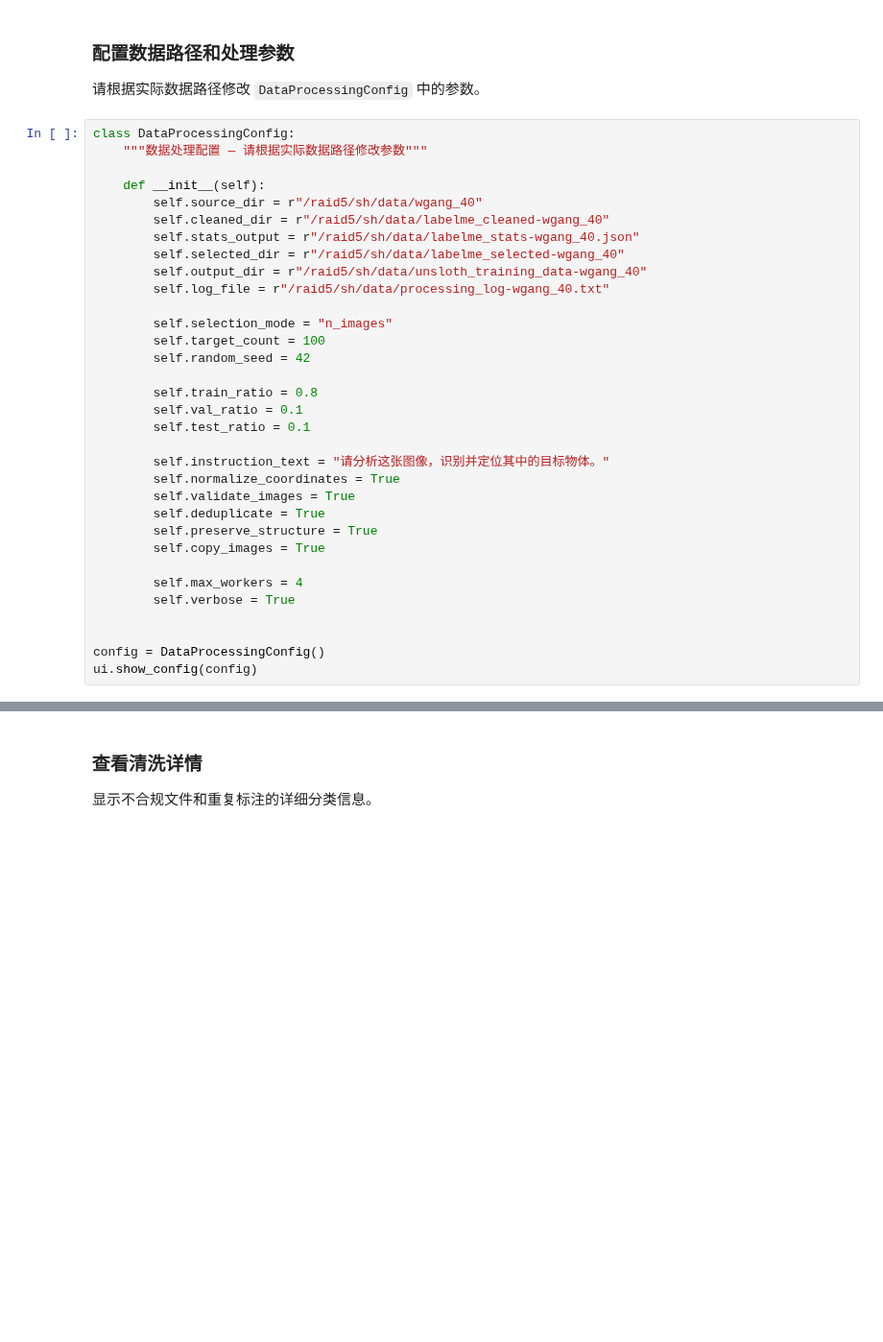
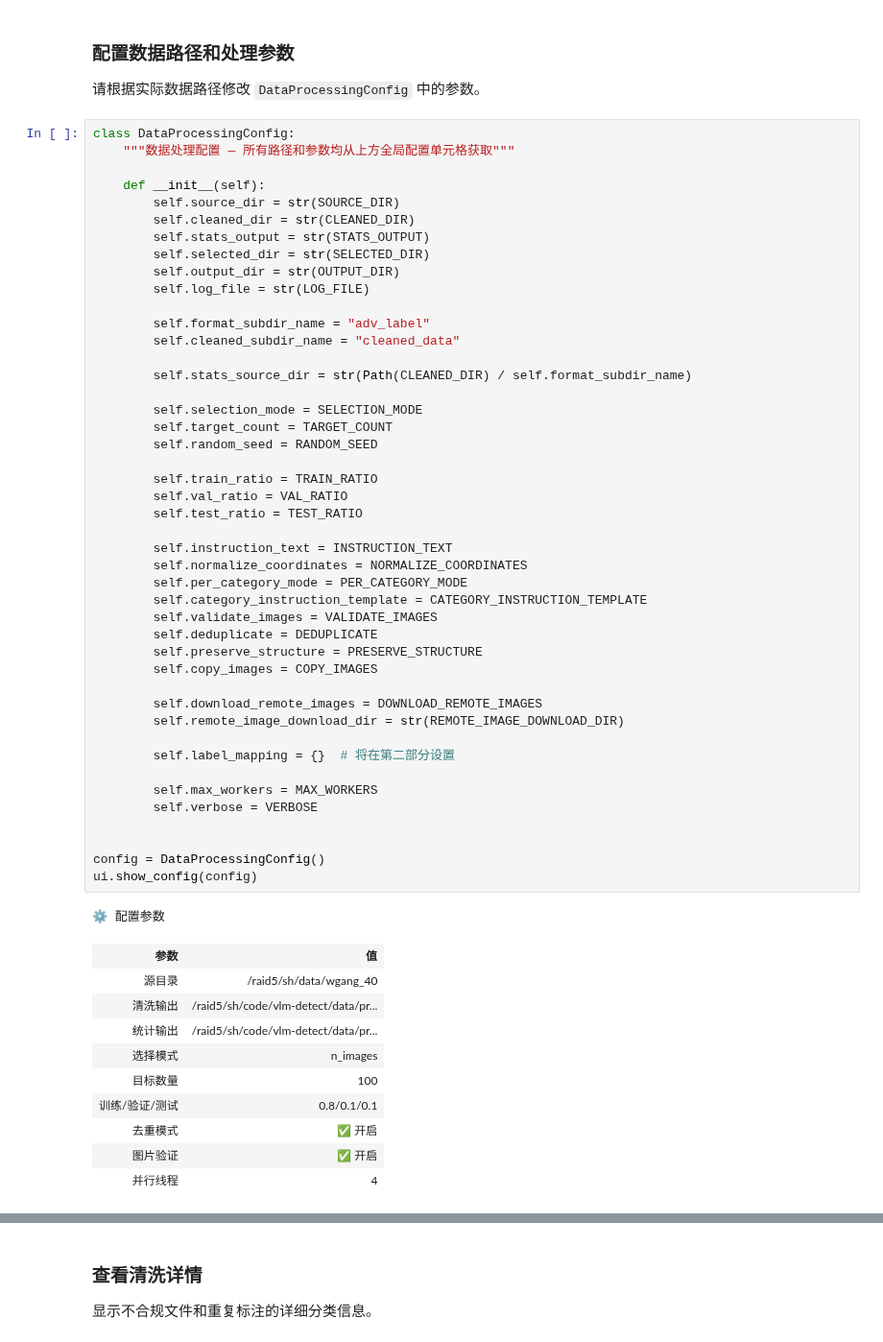
Before and after one commit to SunHao-AI/gemma4-ft, a Jupyter notebook: gemma4_multimodal_demo/notebooks/01-data_preparation-labelme_processing.ipynb, the cells around one changed output, grey strips where cells are left out. Shown at 96% size. Saved outputs shown, nothing was run; the diff lists cells and outputs as text; blank space fills up the shorter version.

```diff
--- a/gemma4_multimodal_demo/notebooks/01-data_preparation-labelme_processing.ipynb
+++ b/gemma4_multimodal_demo/notebooks/01-data_preparation-labelme_processing.ipynb
@@ -251,34 +347,58 @@ ui.show_info("模块加载完成 — 环境: " + ("Jupyter Notebook" if IN_NOTEB
 请根据实际数据路径修改 `DataProcessingConfig` 中的参数。
 # %%
 class DataProcessingConfig:
-    """数据处理配置 — 请根据实际数据路径修改参数"""
+    """数据处理配置 — 所有路径和参数均从上方全局配置单元格获取"""
 
     def __init__(self):
-        self.source_dir = r"/raid5/sh/data/wgang_40"
-        self.cleaned_dir = r"/raid5/sh/data/labelme_cleaned-wgang_40"
-        self.stats_output = r"/raid5/sh/data/labelme_stats-wgang_40.json"
-        self.selected_dir = r"/raid5/sh/data/labelme_selected-wgang_40"
-        self.output_dir = r"/raid5/sh/data/unsloth_training_data-wgang_40"
-        self.log_file = r"/raid5/sh/data/processing_log-wgang_40.txt"
+        self.source_dir = str(SOURCE_DIR)
+        self.cleaned_dir = str(CLEANED_DIR)
+        self.stats_output = str(STATS_OUTPUT)
+        self.selected_dir = str(SELECTED_DIR)
+        self.output_dir = str(OUTPUT_DIR)
+        self.log_file = str(LOG_FILE)
 
-        self.selection_mode = "n_images"
-        self.target_count = 100
-        self.random_seed = 42
+        self.format_subdir_name = "adv_label"
+        self.cleaned_subdir_name = "cleaned_data"
 
-        self.train_ratio = 0.8
-        self.val_ratio = 0.1
-        self.test_ratio = 0.1
+        self.stats_source_dir = str(Path(CLEANED_DIR) / self.format_subdir_name)
 
-        self.instruction_text = "请分析这张图像，识别并定位其中的目标物体。"
-        self.normalize_coordinates = True
-        self.validate_images = True
-        self.deduplicate = True
-        self.preserve_structure = True
-        self.copy_images = True
+        self.selection_mode = SELECTION_MODE
+        self.target_count = TARGET_COUNT
+        self.random_seed = RANDOM_SEED
 
-        self.max_workers = 4
-        self.verbose = True
+        self.train_ratio = TRAIN_RATIO
+        self.val_ratio = VAL_RATIO
+        self.test_ratio = TEST_RATIO
+
+        self.instruction_text = INSTRUCTION_TEXT
+        self.normalize_coordinates = NORMALIZE_COORDINATES
+        self.per_category_mode = PER_CATEGORY_MODE
+        self.category_instruction_template = CATEGORY_INSTRUCTION_TEMPLATE
+        self.validate_images = VALIDATE_IMAGES
+        self.deduplicate = DEDUPLICATE
+        self.preserve_structure = PRESERVE_STRUCTURE
+        self.copy_images = COPY_IMAGES
+
+        self.download_remote_images = DOWNLOAD_REMOTE_IMAGES
+        self.remote_image_download_dir = str(REMOTE_IMAGE_DOWNLOAD_DIR)
+
+        self.label_mapping = {}  # 将在第二部分设置
+
+        self.max_workers = MAX_WORKERS
+        self.verbose = VERBOSE
 
 
 config = DataProcessingConfig()
 ui.show_config(config)
+# %% [output]
+⚙️ 配置参数
+| 参数 | 值 |
+| 源目录 | /raid5/sh/data/wgang_40 |
+| 清洗输出 | /raid5/sh/code/vlm-detect/data/pr... |
+| 统计输出 | /raid5/sh/code/vlm-detect/data/pr... |
+| 选择模式 | n_images |
+| 目标数量 | 100 |
+| 训练/验证/测试 | 0.8/0.1/0.1 |
+| 去重模式 | ✅ 开启 |
+| 图片验证 | ✅ 开启 |
+| 并行线程 | 4 |
```
Also changed, not shown: parts of 22 cells of this notebook, 29 other files.
